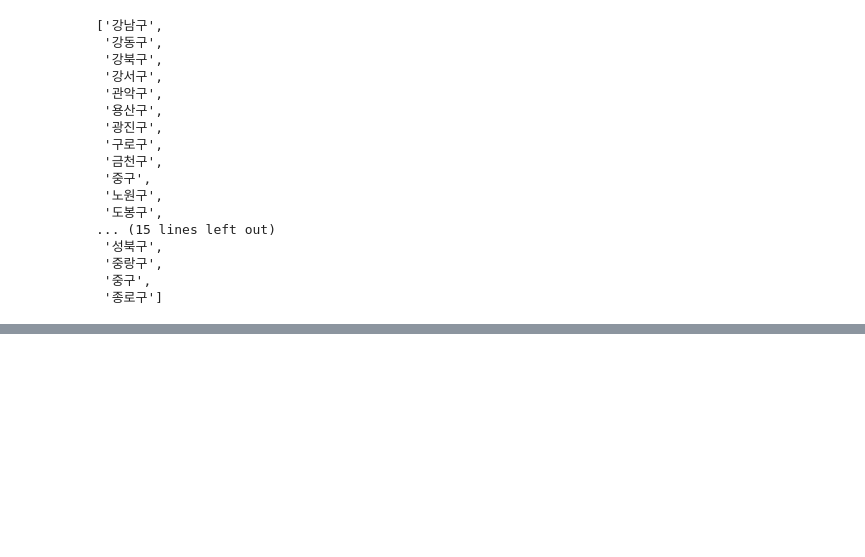
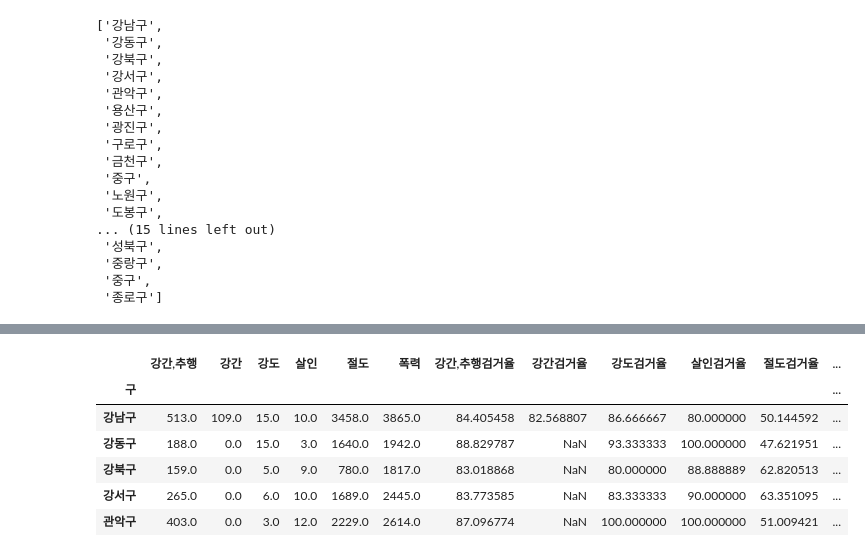
Before and after one commit to ihag/hanyang-ml-2019, a Jupyter notebook: week10.ipynb, the cells around one changed output, grey strips where cells are left out. Drawn from its saved outputs; the diff is of its cells as text; code cells hidden in the pictures; blank space fills up the shorter version.

```diff
--- a/week10.ipynb
+++ b/week10.ipynb
@@ -269,0 +318,18 @@ crime_gu.head()
+# %%
+crime_gu.rename(columns={'강간,추행발생' : '강간,추행',
+                        '강간발생' : '강간',
+                        '강도발생' : '강도',
+                        '살인발생' : '살인',
+                        '절도발생' : '절도',
+                        '폭력발생' : '폭력'},
+               inplace = True)
+
+crime_gu.head()
+# %% [output]
+|  | 강간,추행 | 강간 | 강도 | 살인 | 절도 | 폭력 | 강간,추행검거율 | 강간검거율 | 강도검거율 | 살인검거율 | 절도검거율 | ... |
+| 구 |  |  |  |  |  |  |  |  |  |  |  | ... |
+| 강남구 | 513.0 | 109.0 | 15.0 | 10.0 | 3458.0 | 3865.0 | 84.405458 | 82.568807 | 86.666667 | 80.000000 | 50.144592 | ... |
+| 강동구 | 188.0 | 0.0 | 15.0 | 3.0 | 1640.0 | 1942.0 | 88.829787 | NaN | 93.333333 | 100.000000 | 47.621951 | ... |
+| 강북구 | 159.0 | 0.0 | 5.0 | 9.0 | 780.0 | 1817.0 | 83.018868 | NaN | 80.000000 | 88.888889 | 62.820513 | ... |
+| 강서구 | 265.0 | 0.0 | 6.0 | 10.0 | 1689.0 | 2445.0 | 83.773585 | NaN | 83.333333 | 90.000000 | 63.351095 | ... |
+| 관악구 | 403.0 | 0.0 | 3.0 | 12.0 | 2229.0 | 2614.0 | 87.096774 | NaN | 100.000000 | 100.000000 | 51.009421 | ... |
```
Also changed, not shown: parts of 11 cells of this notebook.
